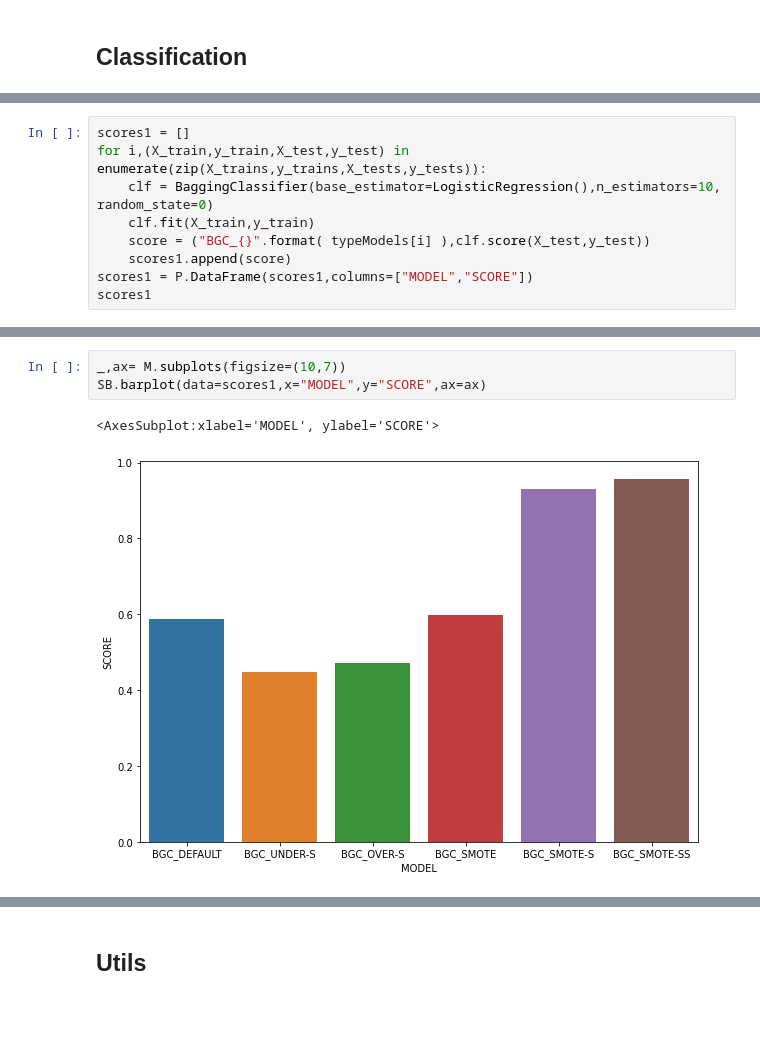
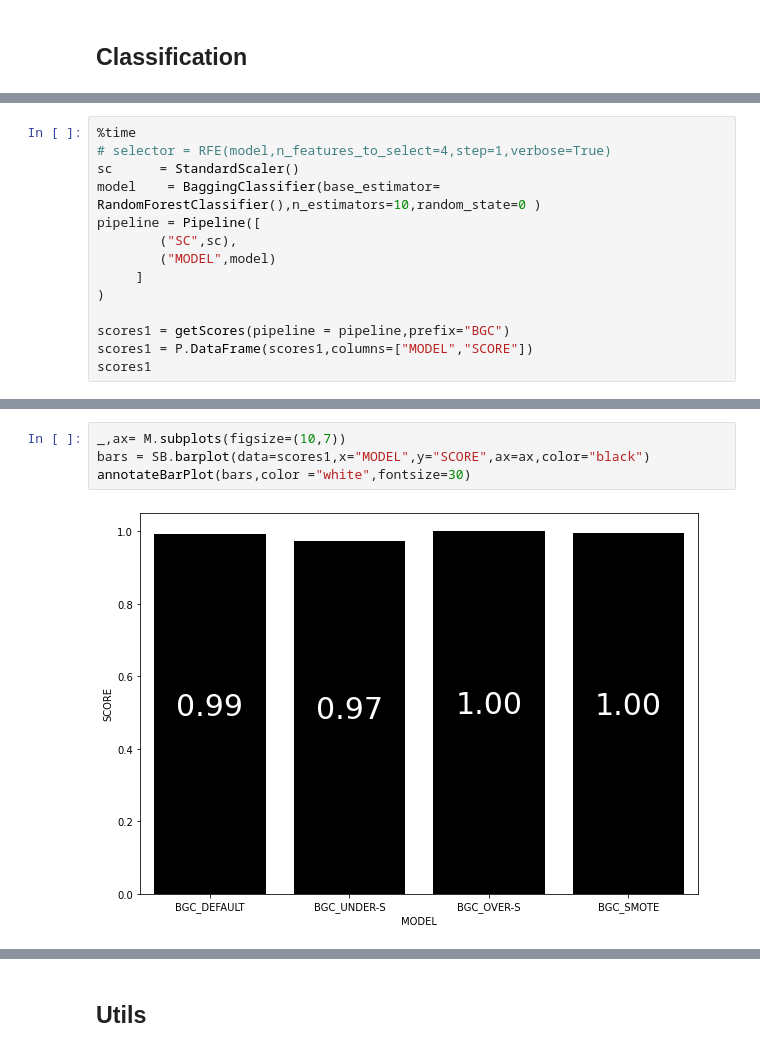
Before and after one commit to nachocodexx/cinvestav-tsmd-final01, a Jupyter notebook: Untitled.ipynb, the cells around one changed output, grey strips where cells are left out. Saved outputs shown, nothing was run; the diff lists cells and outputs as text; blank space fills up the shorter version.

```diff
--- a/Untitled.ipynb
+++ b/Untitled.ipynb
@@ -332,10 +388,15 @@ SB.barplot(data=scores0,x="MODEL",y="SCORE",ax=ax)
 # %%
-scores1 = []
-for i,(X_train,y_train,X_test,y_test) in enumerate(zip(X_trains,y_trains,X_tests,y_tests)):
-    clf = BaggingClassifier(base_estimator=LogisticRegression(),n_estimators=10, random_state=0)
-    clf.fit(X_train,y_train)
-    score = ("BGC_{}".format( typeModels[i] ),clf.score(X_test,y_test))
-    scores1.append(score)
+%time
+# selector = RFE(model,n_features_to_select=4,step=1,verbose=True)
+sc      = StandardScaler()
+model    = BaggingClassifier(base_estimator= RandomForestClassifier(),n_estimators=10,random_state=0 )
+pipeline = Pipeline([
+        ("SC",sc),
+        ("MODEL",model)
+     ]
+)
+
+scores1 = getScores(pipeline = pipeline,prefix="BGC")
 scores1 = P.DataFrame(scores1,columns=["MODEL","SCORE"])
 scores1
 # %% [output]
@@ -349,6 +410,6 @@ scores1
 # %%
 _,ax= M.subplots(figsize=(10,7))
-SB.barplot(data=scores1,x="MODEL",y="SCORE",ax=ax)
+bars = SB.barplot(data=scores1,x="MODEL",y="SCORE",ax=ax,color="black")
+annotateBarPlot(bars,color ="white",fontsize=30)
 # %% [output]
-<AxesSubplot:xlabel='MODEL', ylabel='SCORE'>
-[figure, old version]
+[figure, new version]
```
Also changed, not shown: parts of 76 cells of this notebook, 7 other files.
